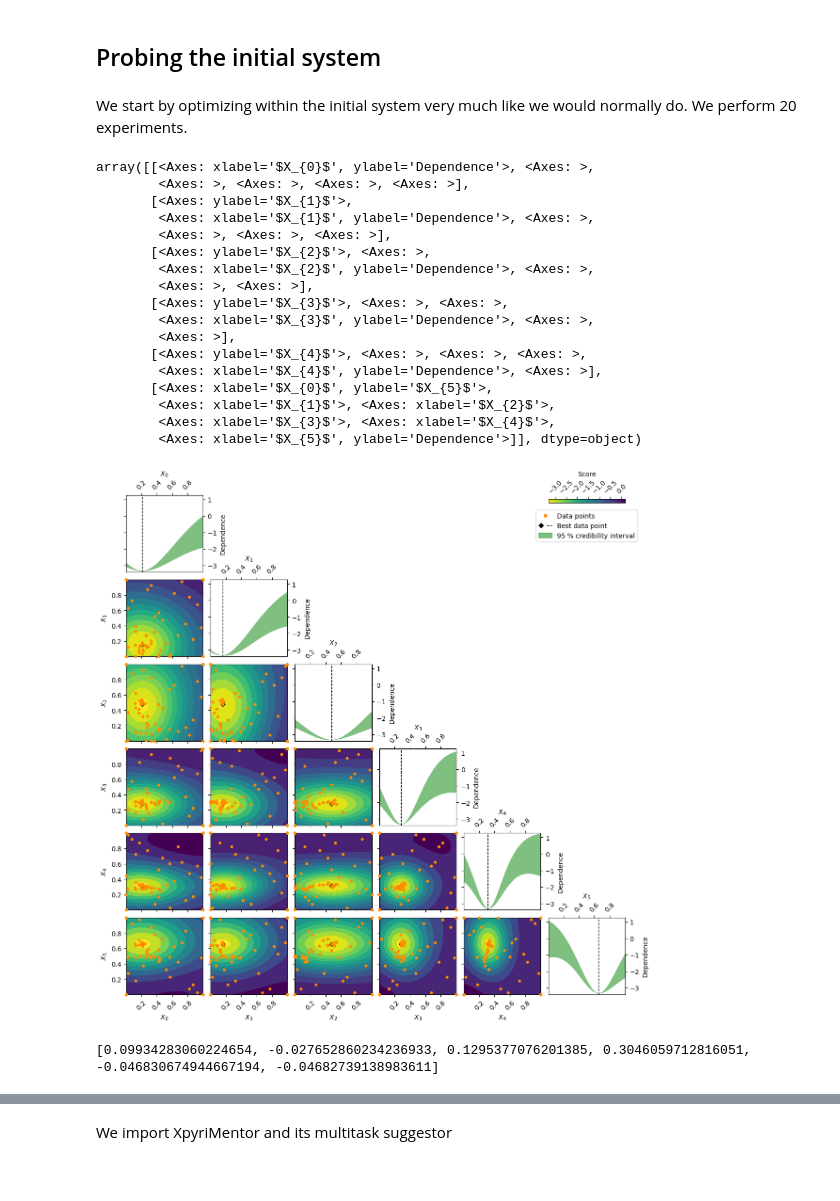
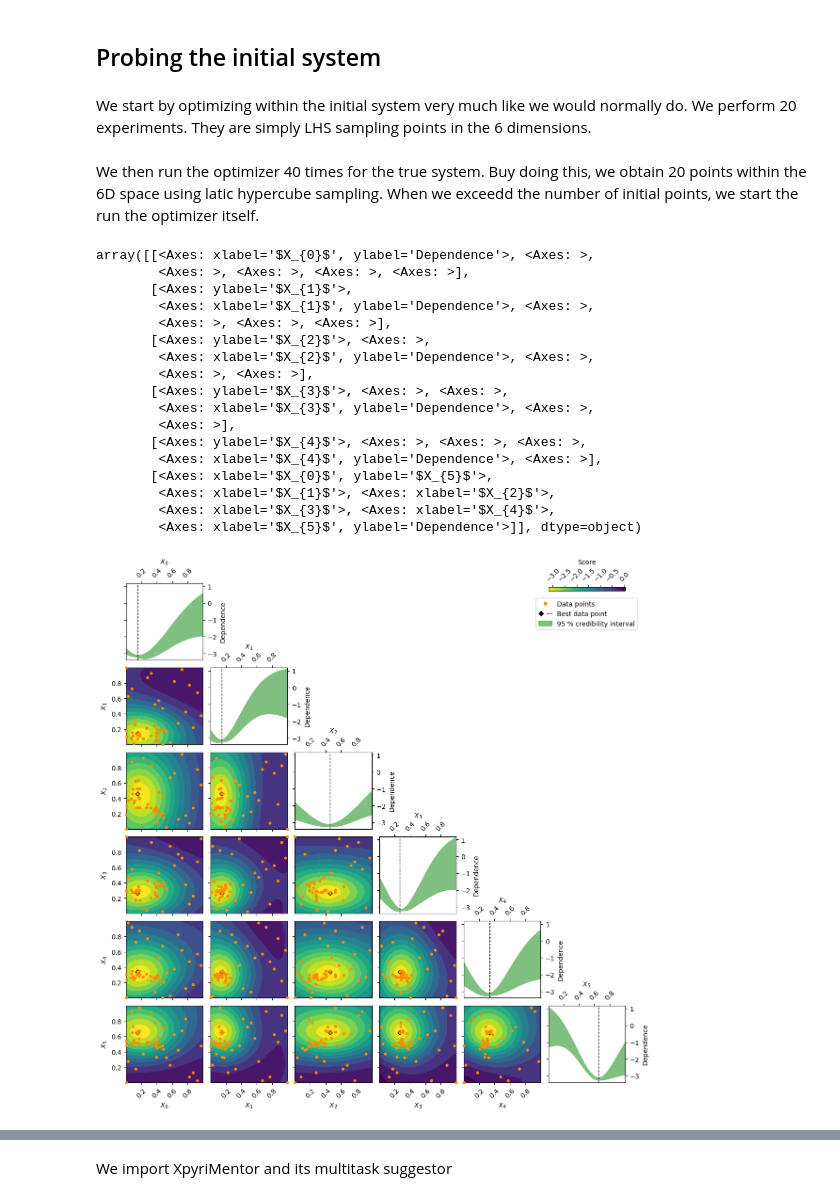
Before and after one commit to novonordisk-research/ProcessOptimizer, a Jupyter notebook: examples/features/transfer_learning.ipynb, the cells around one changed output, grey strips where cells are left out. Saved outputs shown, nothing was run; the diff lists cells and outputs as text; code cells hidden in the pictures.

Commit message:
gotten slightly further - need to figure out sign convention and be more systematic about probing limitations

```diff
--- a/examples/features/transfer_learning.ipynb
+++ b/examples/features/transfer_learning.ipynb
@@ -35,7 +35,7 @@ true_system_init = get_model_system('hart6')
 
 true_system_init.set_noise_model("constant")
 true_system_init.noise_model.set_noise_type("Gaussian")
-true_system_init.noise_size = 0.0
+true_system_init.noise_size = 0.1
 
 print(true_system_init.get_score([1,1,0,1,1,1]))  # Example call to get the score
 # %% [output]
@@ -81,42 +89,36 @@ print(score_transfer_system(x0))
 # %% [markdown]
 ## Probing the initial system
 # %% [markdown]
-We start by optimizing within the initial system very much like we would normally do. We perform 20 experiments.
+We start by optimizing within the initial system very much like we would normally do. We perform 20 experiments. They are simply LHS sampling points in the 6 dimensions.
 # %%
 import ProcessOptimizer as po
+from ProcessOptimizer import Space
 
 space = [(0.0, 1.0)]*6
-opt = po.Optimizer(dimensions=space, n_initial_points = 20, )
+
+opt = po.Optimizer(dimensions=space, n_initial_points = 20)
 #opt.acq_func_kwargs = {"xi": 0.5}
-# %%
-for _ in range(20):
-    xi = opt.ask()
-    y = true_system_init.get_score(xi)
-    res = opt.tell(xi,y)
-
-po.plot_objective(result=res)
-# %% [output]
-array([[<Axes: xlabel='$X_{0}$', ylabel='Dependence'>, <Axes: >,
-        <Axes: >, <Axes: >, <Axes: >, <Axes: >],
-       [<Axes: ylabel='$X_{1}$'>,
-        <Axes: xlabel='$X_{1}$', ylabel='Dependence'>, <Axes: >,
-        <Axes: >, <Axes: >, <Axes: >],
-       [<Axes: ylabel='$X_{2}$'>, <Axes: >,
-        <Axes: xlabel='$X_{2}$', ylabel='Dependence'>, <Axes: >,
-        <Axes: >, <Axes: >],
-       [<Axes: ylabel='$X_{3}$'>, <Axes: >, <Axes: >,
-        <Axes: xlabel='$X_{3}$', ylabel='Dependence'>, <Axes: >,
-        <Axes: >],
-       [<Axes: ylabel='$X_{4}$'>, <Axes: >, <Axes: >, <Axes: >,
-        <Axes: xlabel='$X_{4}$', ylabel='Dependence'>, <Axes: >],
-       [<Axes: xlabel='$X_{0}$', ylabel='$X_{5}$'>,
-        <Axes: xlabel='$X_{1}$'>, <Axes: xlabel='$X_{2}$'>,
-        <Axes: xlabel='$X_{3}$'>, <Axes: xlabel='$X_{4}$'>,
-        <Axes: xlabel='$X_{5}$', ylabel='Dependence'>]], dtype=object)
-[figure, removed]
-# %%
-np.random.seed(42)
-x_perturbs = np.random.normal(0, 0.2, 6).tolist()
-print(x_perturbs)
-# %% [output]
-[0.09934283060224654, -0.027652860234236933, 0.1295377076201385, 0.3046059712816051, -0.046830674944667194, -0.04682739138983611]
+# %% [markdown]
+We then run the optimizer 40 times for the true system. Buy doing this, we obtain 20 points within the 6D space using latic hypercube sampling. When we exceedd the number of initial points, we start the run the optimizer itself.
+# %%
+res = opt.run(true_system_init.get_score, n_iter=50)
+po.plot_objective(result=res)
+# %% [output]
+array([[<Axes: xlabel='$X_{0}$', ylabel='Dependence'>, <Axes: >,
+        <Axes: >, <Axes: >, <Axes: >, <Axes: >],
+       [<Axes: ylabel='$X_{1}$'>,
+        <Axes: xlabel='$X_{1}$', ylabel='Dependence'>, <Axes: >,
+        <Axes: >, <Axes: >, <Axes: >],
+       [<Axes: ylabel='$X_{2}$'>, <Axes: >,
+        <Axes: xlabel='$X_{2}$', ylabel='Dependence'>, <Axes: >,
+        <Axes: >, <Axes: >],
+       [<Axes: ylabel='$X_{3}$'>, <Axes: >, <Axes: >,
+        <Axes: xlabel='$X_{3}$', ylabel='Dependence'>, <Axes: >,
+        <Axes: >],
+       [<Axes: ylabel='$X_{4}$'>, <Axes: >, <Axes: >, <Axes: >,
+        <Axes: xlabel='$X_{4}$', ylabel='Dependence'>, <Axes: >],
+       [<Axes: xlabel='$X_{0}$', ylabel='$X_{5}$'>,
+        <Axes: xlabel='$X_{1}$'>, <Axes: xlabel='$X_{2}$'>,
+        <Axes: xlabel='$X_{3}$'>, <Axes: xlabel='$X_{4}$'>,
+        <Axes: xlabel='$X_{5}$', ylabel='Dependence'>]], dtype=object)
+[figure, added]
```
Also changed, not shown: parts of 25 cells of this notebook.
